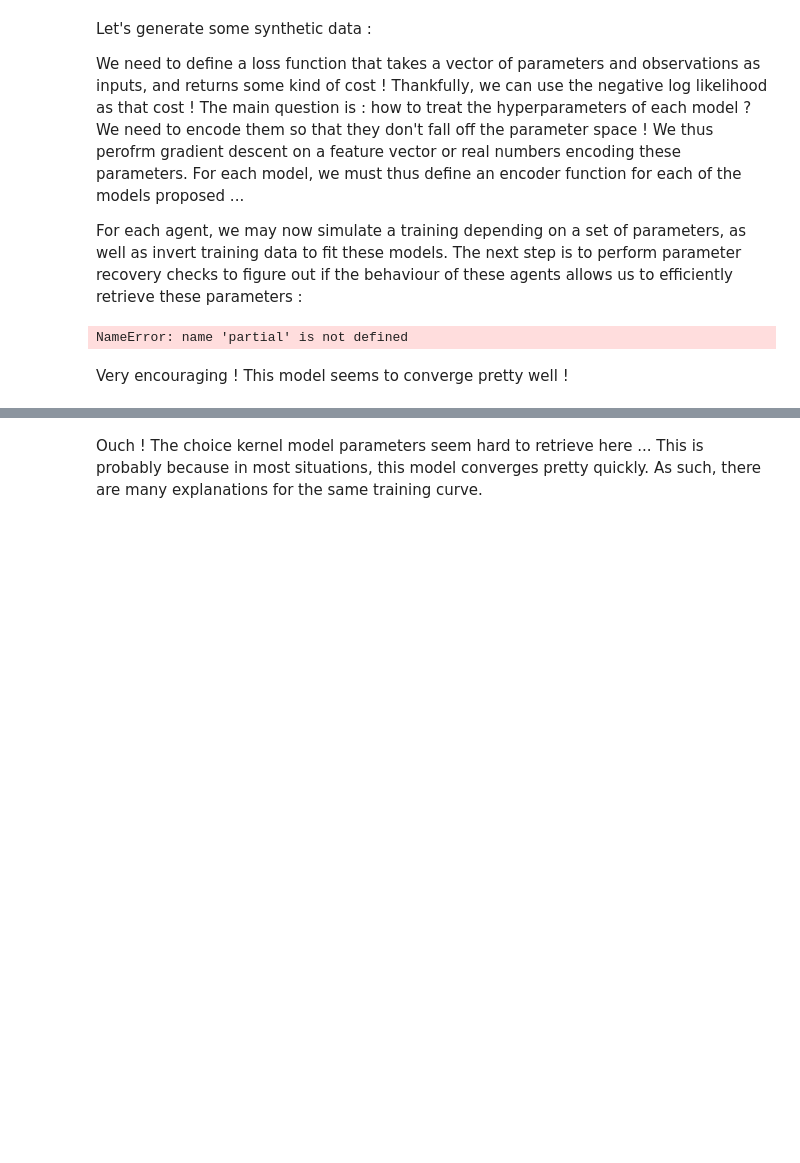
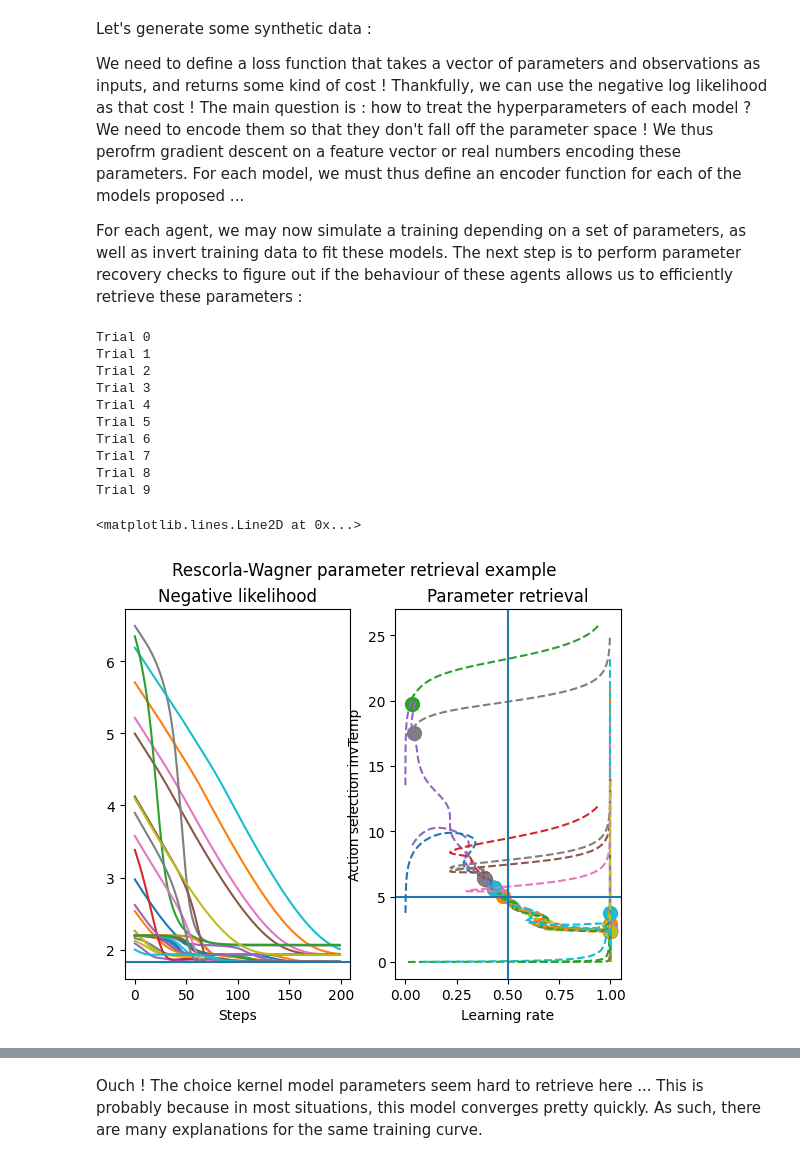
Before and after one commit to Erresthor/Behavioural_analog_to_BCI_training, a Jupyter notebook: computational_modeling_105_mle_fitting.ipynb, the cells around one changed output, grey strips where cells are left out. Cells and saved outputs as stored; diff of their text form; code cells hidden in the pictures; blank space fills up the shorter version.

```diff
--- a/computational_modeling_105_mle_fitting.ipynb
+++ b/computational_modeling_105_mle_fitting.ipynb
@@ -76,40 +76,49 @@ We need to encode them so that they don't fall off the parameter space ! We thus
 For each agent, we may now simulate a training depending on a set of parameters, as well as invert training data to fit these models. The next step is to perform parameter recovery checks to figure out if the behaviour of these agents allows us to efficiently retrieve these parameters :
 # %%
 
-TRUE_PARAMS = (0.5,10.0)
+TRUE_PARAMS = (0.5,5.0)
 N_TRIALS = 10
 
 static_params = (9,)
 rw_agent = partial(rescorla_wagner_agent,constants=static_params)
 DATA = generate_synthetic_data(ENVIRONMENT,rw_agent(TRUE_PARAMS),N_TRIALS,10)
 
 # Multi-iteration based MLE : (we randomize the initial point and try to fall back on our feet :D )
 opt_vectors,(gt_mle,loss_history,param_history),encoding_function = fit_mle_agent(DATA,rw_agent,2,jr.PRNGKey(5),true_hyperparams=TRUE_PARAMS,
                                                         num_steps=200,n_iter=30,initial_window=[-10,30])
 
 # Parameter retrieval plot for this specific set of true values
 fig,axs = plt.subplots(1,2)
 axs[0].set_title("Negative likelihood")
 axs[0].set_xlabel("Steps")
 axs[1].set_title("Parameter retrieval")
 axs[1].set_xlabel("Learning rate")
 axs[1].set_ylabel("Action selection invTemp")
 fig.suptitle("Rescorla-Wagner parameter retrieval example")
 for i,vec in enumerate(opt_vectors):
     losses = loss_history[:,i]
     steps = jnp.arange(losses.shape[0])
     axs[0].plot(steps,losses)
 
     # print(encoding_function(vec),loss_history[-1,i])
     lrs,action_selection_temp = vmap(lambda x : encoding_function(x))(param_history[i,...])
     axs[1].plot(lrs,action_selection_temp,linestyle="--")
     axs[1].scatter(lrs[-1],action_selection_temp[-1],s=100)
 
 # Plot true values :
 axs[0].axhline(gt_mle)
 axs[1].axvline(TRUE_PARAMS[0])
 axs[1].axhline(TRUE_PARAMS[1])
 # %% [output]
-NameError: name 'partial' is not defined
+Trial 0
+Trial 1
+Trial 2
+Trial 3
+Trial 4
+Trial 5
+Trial 6
+Trial 7
+Trial 8
+Trial 9
+<matplotlib.lines.Line2D at 0x...>
+[figure, added]
-# %% [markdown]
-Very encouraging ! This model seems to converge pretty well !
```
Also changed, not shown: parts of 8 cells of this notebook, 16 other files.
